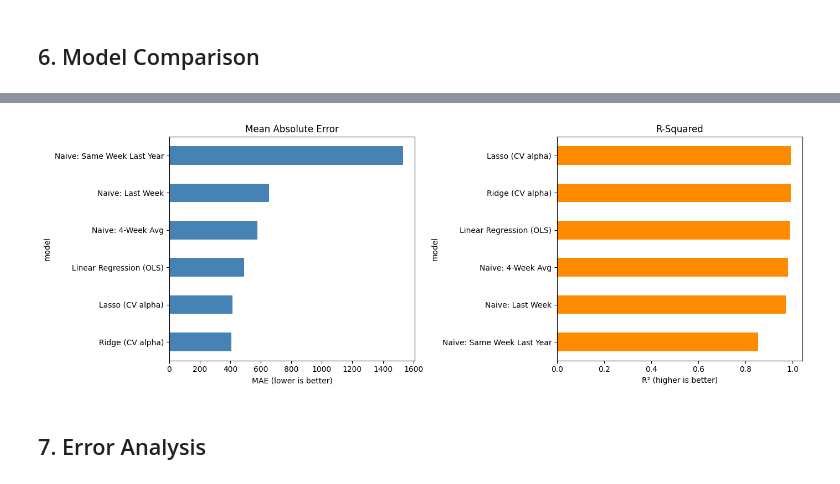
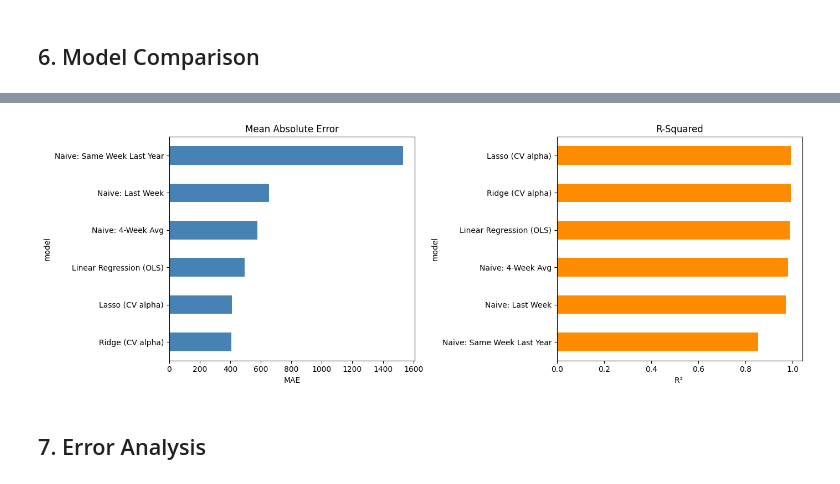
Before and after one commit to isaacvm98/ids705_project, a Jupyter notebook: notebooks/notebook_03_baseline_and_linear_models.ipynb, the cells around one changed output, grey strips where cells are left out. Saved outputs shown, nothing was run; the diff lists cells and outputs as text; code cells hidden in the pictures.

```diff
--- a/notebooks/notebook_03_baseline_and_linear_models.ipynb
+++ b/notebooks/notebook_03_baseline_and_linear_models.ipynb
@@ -189,18 +201,18 @@ results_df
 # %%
 fig, axes = plt.subplots(1, 2, figsize=(14, 5))
 
 results_df['MAE'].sort_values().plot(kind='barh', ax=axes[0], color='steelblue')
-axes[0].set_xlabel('MAE (lower is better)')
+axes[0].set_xlabel('MAE')
 axes[0].set_title('Mean Absolute Error')
 
 results_df['R2'].sort_values().plot(kind='barh', ax=axes[1], color='darkorange')
-axes[1].set_xlabel('R² (higher is better)')
+axes[1].set_xlabel('R² ')
 axes[1].set_title('R-Squared')
 
 plt.tight_layout()
 plt.show()
 # %% [output]
-[figure, old version]
+[figure, new version]
 # %% [markdown]
 ## 7. Error Analysis
 # %%
```
Also changed, not shown: parts of 10 cells of this notebook, 4 other files.
